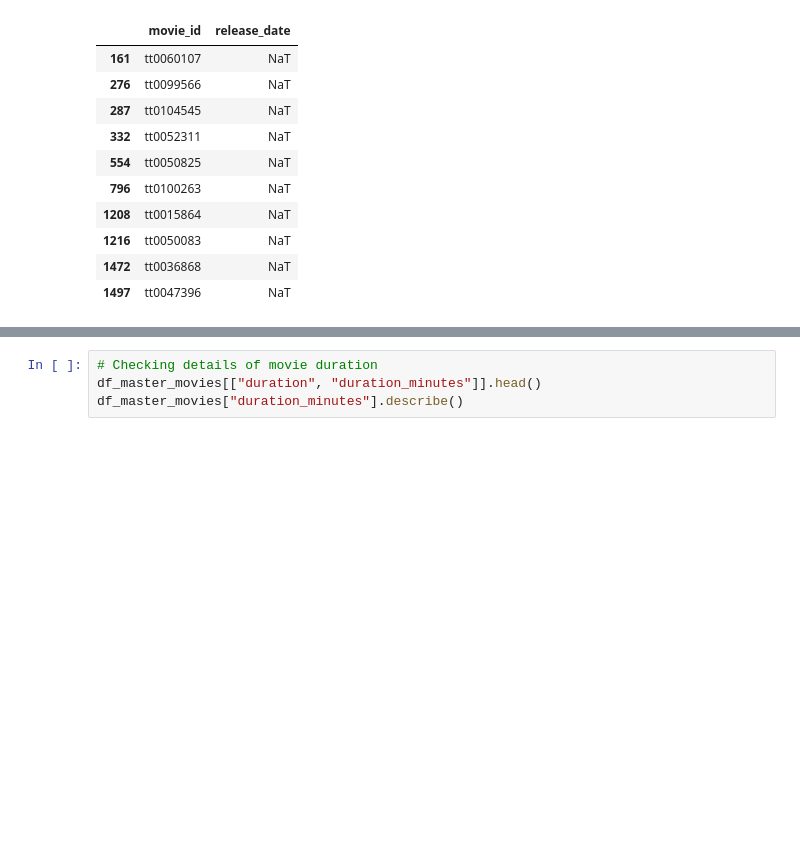
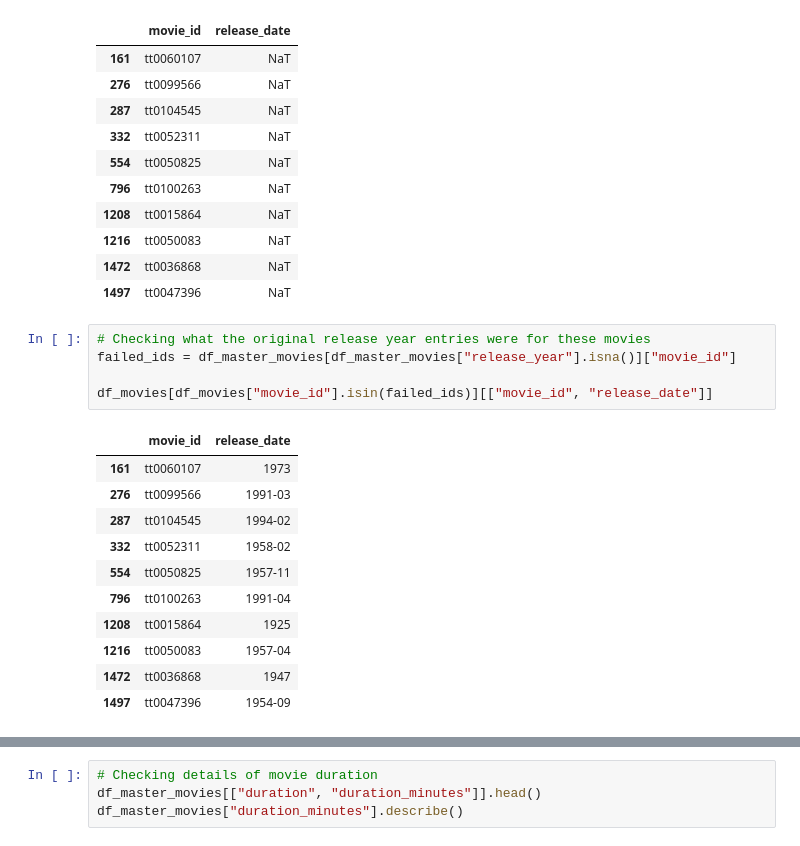
Before and after one commit to lzrcode-816/3244-Group-17-IMDB-Spoiler-Detection, a Jupyter notebook: Group17_Project.ipynb, the cells around one changed output, grey strips where cells are left out. Drawn from its saved outputs; the diff is of its cells as text; blank space fills up the shorter version.

```diff
--- a/Group17_Project.ipynb
+++ b/Group17_Project.ipynb
@@ -501,4 +501,21 @@ df_master_movies[df_master_movies["release_year"].isna()][["movie_id", "release_
 | 1216 | tt0050083 | NaT |
 | 1472 | tt0036868 | NaT |
 | 1497 | tt0047396 | NaT |
+# %%
+# Checking what the original release year entries were for these movies
+failed_ids = df_master_movies[df_master_movies["release_year"].isna()]["movie_id"]
+
+df_movies[df_movies["movie_id"].isin(failed_ids)][["movie_id", "release_date"]]
+# %% [output]
+|  | movie_id | release_date |
+| 161 | tt0060107 | 1973 |
+| 276 | tt0099566 | 1991-03 |
+| 287 | tt0104545 | 1994-02 |
+| 332 | tt0052311 | 1958-02 |
+| 554 | tt0050825 | 1957-11 |
+| 796 | tt0100263 | 1991-04 |
+| 1208 | tt0015864 | 1925 |
+| 1216 | tt0050083 | 1957-04 |
+| 1472 | tt0036868 | 1947 |
+| 1497 | tt0047396 | 1954-09 |
 # %%
```
Also changed, not shown: parts of 11 cells of this notebook.
